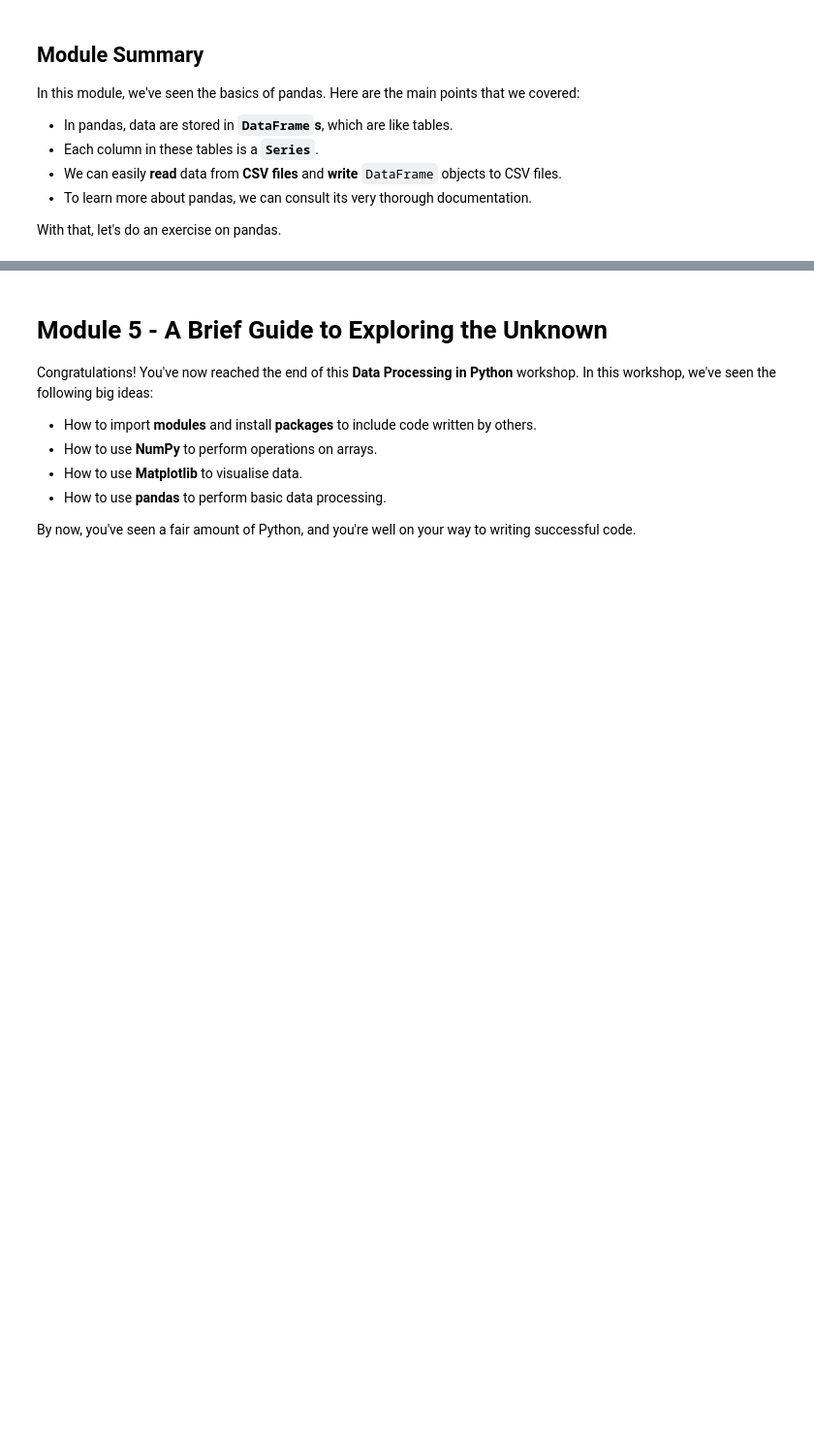
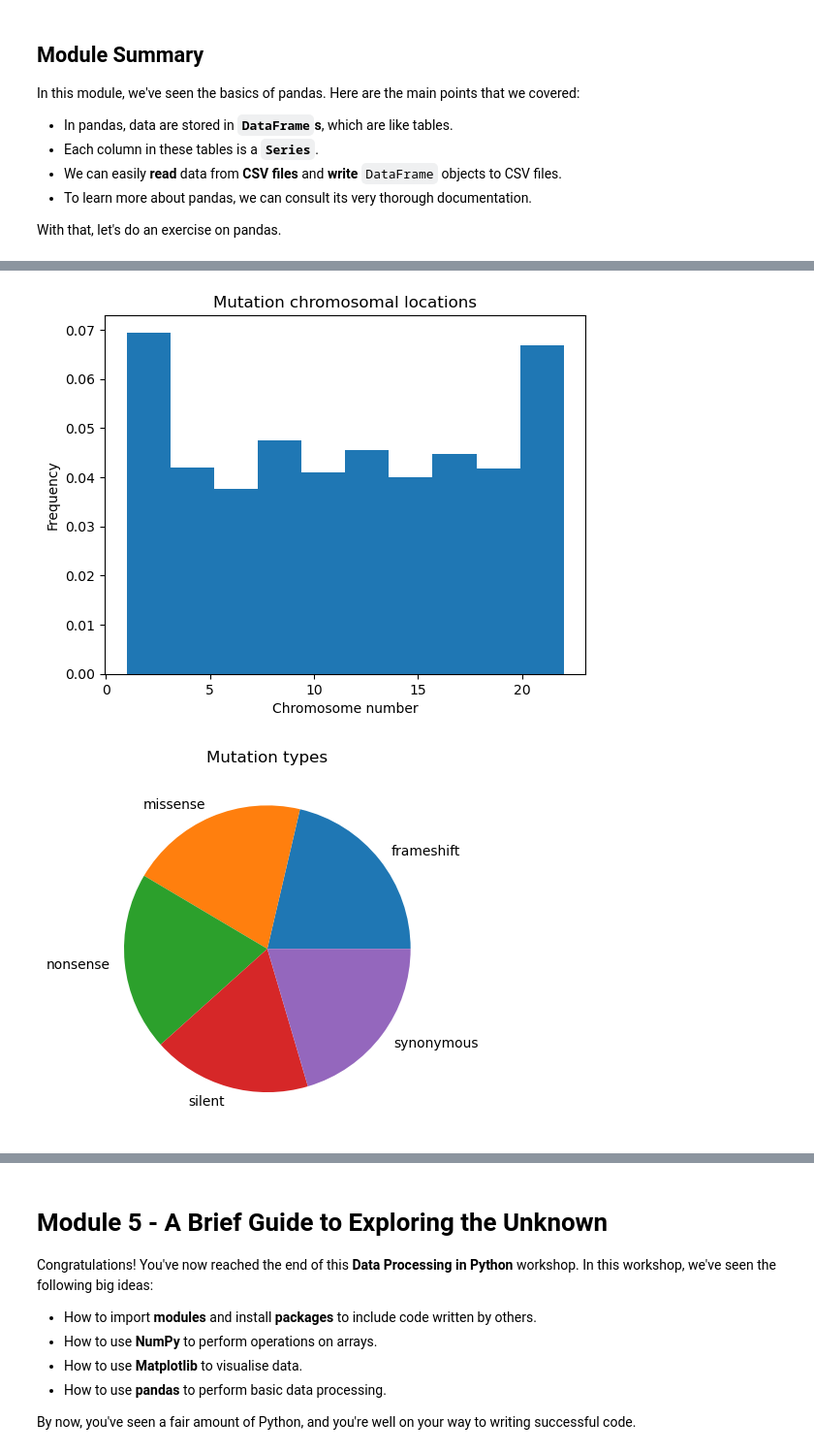
Before and after one commit to QLS-MiCM/DataProcessingInPython, a Jupyter notebook: Exercises/solutions/DataProcessingPython.ipynb, the cells around one changed output, grey strips where cells are left out. Shown at 97% size. Drawn from its saved outputs; the diff is of its cells as text; code cells hidden in the pictures; blank space fills up the shorter version.

Commit message:
Update material and solutions.
Remove some material, add new section on grouping, add new exercises.

```diff
--- a/Exercises/solutions/DataProcessingPython.ipynb
+++ b/Exercises/solutions/DataProcessingPython.ipynb
@@ -2677,0 +2775,36 @@ With that, let's do an exercise on pandas.
+# %%
+filename = base_dir + "data/snp_properties.csv"
+
+# Your code here to analyse SNP properties
+
+mutations = pd.read_csv(filename)
+
+# Part 1
+recessive_muts = mutations[mutations["Dominance"] == "recessive"]
+
+chromosome_numbers = recessive_muts["Chr"]
+
+plt.hist(chromosome_numbers, density=True)
+plt.xlabel("Chromosome number")
+plt.ylabel("Frequency")
+plt.title("Mutation chromosomal locations")
+plt.show()
+
+# Part 2
+mutation_types_counts = recessive_muts.groupby("MutationType").apply(len, include_groups=False)
+
+plt.pie(mutation_types_counts, labels=mutation_types_counts.index)
+plt.title("Mutation types")
+plt.show()
+
+# Part 3
+silent_recessive_indices = recessive_muts[recessive_muts["MutationType"] == "silent"].index
+silent_recessive_mutation_counts = genotype_data[:, silent_recessive_indices].sum(axis=0)
+plt.hist(silent_recessive_mutation_counts)
+plt.xlabel("Copy number")
+plt.ylabel("Count")
+plt.title("Silent recessive mutation frequencies")
+plt.show()
+# %% [output]
+[figure, added]
+[figure, added]
```
Also changed, not shown: parts of 55 cells of this notebook, 1 other file.
